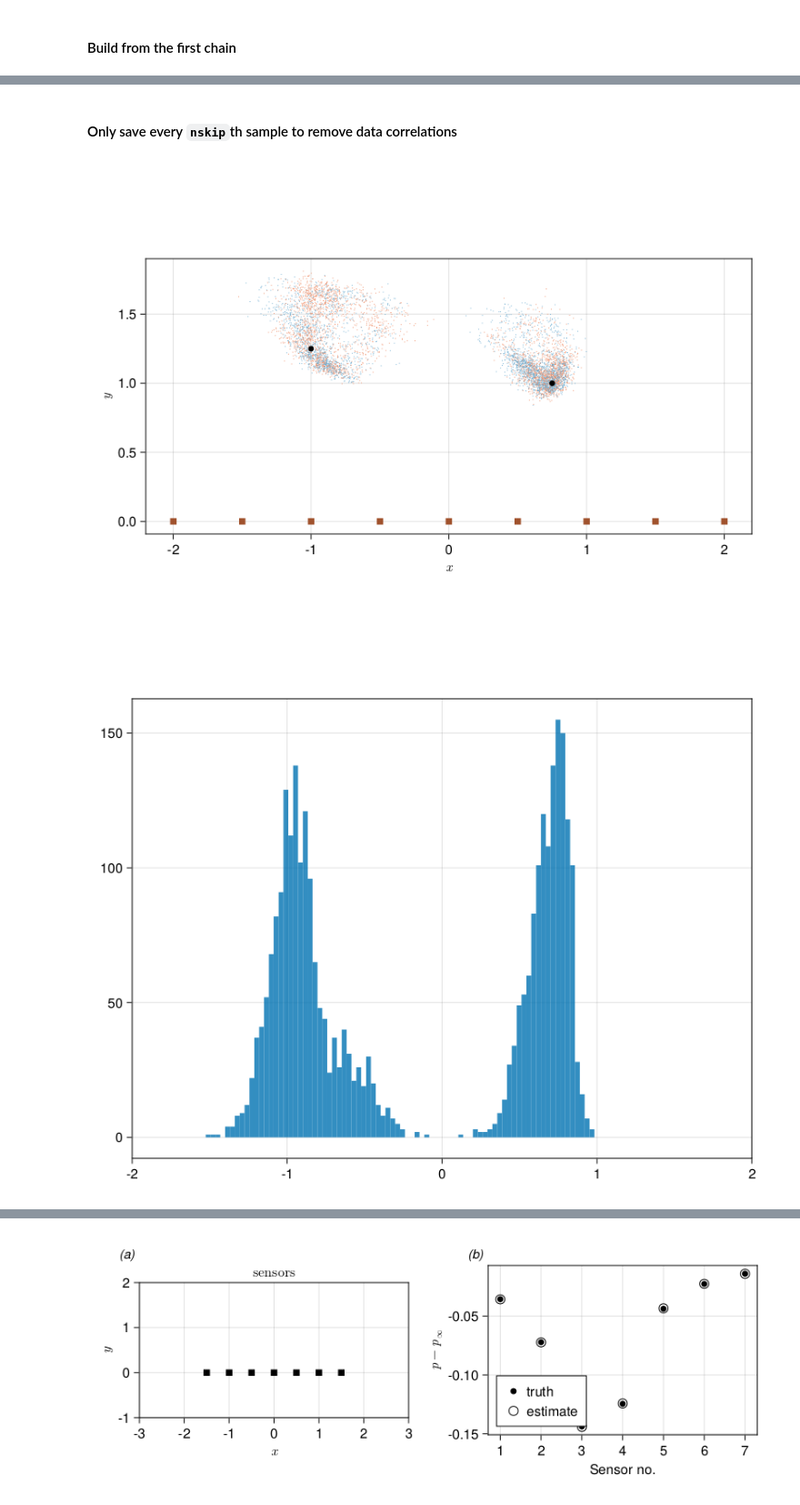
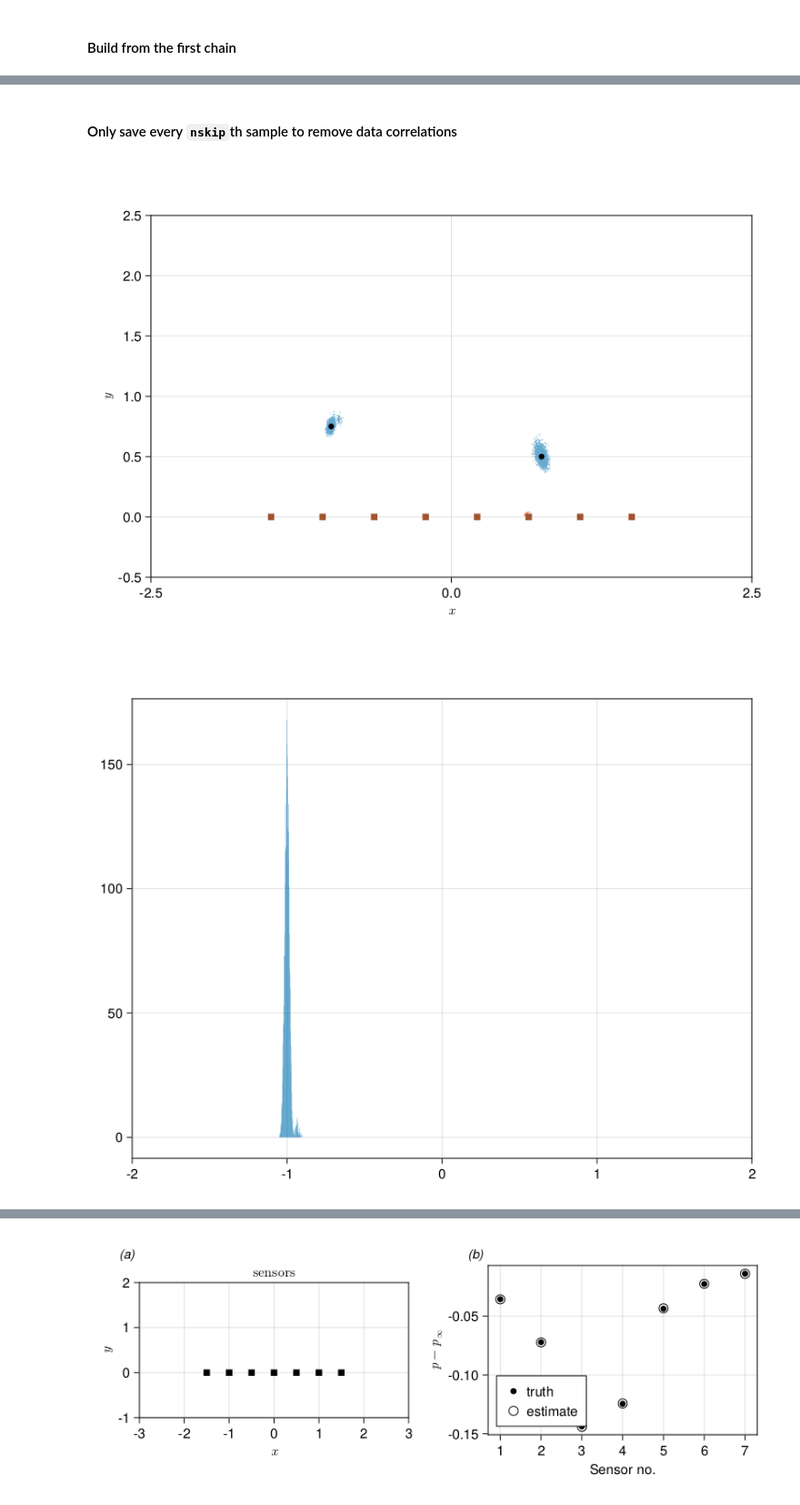
Before and after one commit to mleprovost/LowRankVortex.jl, a Jupyter notebook: stationary/MCMC-based inference of point vortices from pressure.ipynb, the cells around one changed output, grey strips where cells are left out. Shown at 91% size. Drawn from its saved outputs; the diff is of its cells as text; code cells hidden in the pictures.

```diff
--- a/stationary/MCMC-based inference of point vortices from pressure.ipynb
+++ b/stationary/MCMC-based inference of point vortices from pressure.ipynb
@@ -48,8 +48,8 @@ Prescribed placement
 =#
 #zv = [0.5+1.0im]
 #Γv = [1.0]
-zv = [-1.0+1.25im,0.75+1.0im]  # [-1.0+0.75im,0.75+0.5im]
-Γv = [1.2,-1.0]
+zv = [-1.0+0.75im,0.75+0.5im]  # [-1.0+0.75im,0.75+0.5im]
+Γv = [1.2,0.4] #[1.2,-1.0]
 #zv = [-1.0+0.75im,0.25+0.5im,0.75+0.75im]
 #Γv = [1.0,-1.2,1.4]
 Nv_true = length(zv);
@@ -83,9 +83,9 @@ Nsens = 21
 #sens = rsens*exp.(im*θsens[1:end-1]);
 
 # sensors in lines
-Nsens = 9
+Nsens = 8
 ϵsens = 0.0
-lowerrow = range(-2.0,2.0,length=Nsens) .+ (-0.5ϵsens .+ ϵsens*rand(Nsens))*im
+lowerrow = range(-1.5,1.5,length=Nsens) .+ (-0.5ϵsens .+ ϵsens*rand(Nsens))*im
 #upperrow = range(-2.0,2.0,length=Nsens) .+ 1.0*im
 #leftside = im*range(-1.0,3.0,length=Nsens) .- 1.0
 #rightside = im*range(-1.0,3.0,length=Nsens) .+ 1.0
@@ -157,11 +157,12 @@ config_estimator = VortexConfig(Nv_estimator, δ, body=LowRankVortex.NoWall)
 
 
 # ranges to confine the prior mean to
-xr = (-2,2)
+xr = (-1.5,1.5)
 yr = (0.01,2) #(0.01,2.0)
+#dΓr = (-4,4)
+#Γtotr = (0.01,2)
 Γr = (-2,2)
-Γtotr = (0.01,2)
-bounds = create_state_bounds(xr,yr,Γr,config_estimator;Γtotr=Γtotr);
+bounds = create_state_bounds(xr,yr,Γr,config_estimator);
 
 
 obs = PressureObservations(sens,config_estimator);
@@ -179,7 +180,7 @@ my_logp̃ (generic function with 1 method)
 ## Parallel tempering ##
 # Set the number of chains and the inverse "temperature" of each chain
 nchain = 5
-β = 5.0.^(range(0,-3,length=nchain));
+β = 2.0.^(range(0,-3,length=nchain));
 # %%
 Ntrial = 10000
 propvarX = 0.01^2 # 0.01^2
@@ -259,2 +260,0 @@ swapaccepts./swaps
-# %% [markdown]
-#### Only save every  `nskip`th sample to remove data correlations
@@ -263,0 +261,2 @@ x_decorr_data = x_data[1][:,1:nskip:end];
+# %% [markdown]
+#### Only save every  `nskip`th sample to remove data correlations
@@ -264,16 +266,16 @@ x_decorr_data = x_data[1][:,1:nskip:end];
 # %%
 with_theme(xytheme) do
     f = Figure()
-    ax = f[1,1] = Axis(f)
+    ax = f[1,1] = Axis(f,limits=(-2.5,2.5,-0.5,2.5))
     show_vortex_samples!(ax,x_decorr_data,obs,colormap=:RdBu_3)
     scatter!(ax,real(truez),imag(truez),marker=:circle,markersize=8,color=:black,strokewidth=1)
     plot_sensors!(ax,obs,color=:sienna)
     f
 end
 # %% [output]
-[figure, old version]
+[figure, new version]
 # %%
-data_histogram(x_decorr_data[1,:])
+data_histogram(x_decorr_data[4,:])
 # %% [output]
-[figure, old version]
+[figure, new version]
 # %%
```
Also changed, not shown: parts of 23 cells of this notebook, 6 other files.
